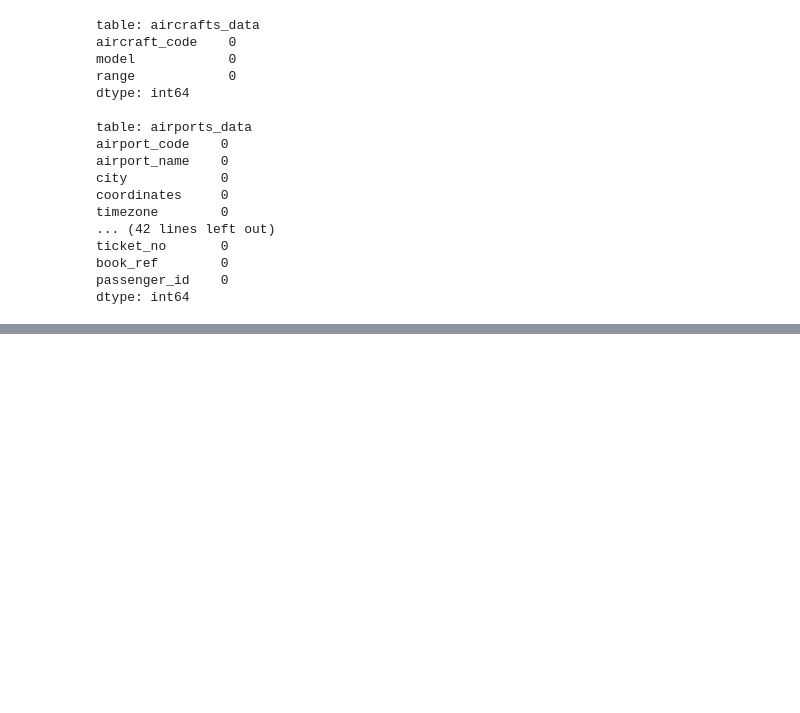
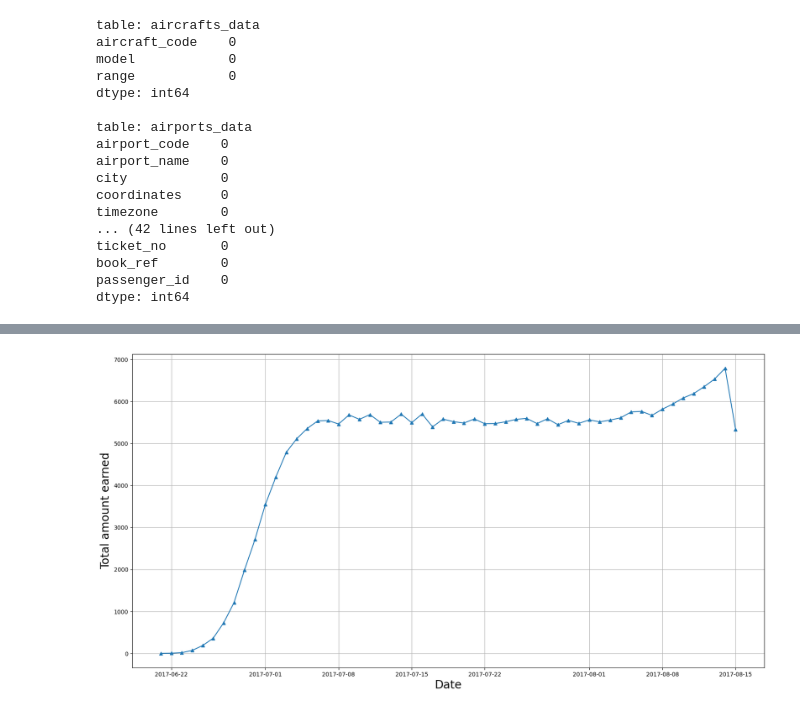
Before and after one commit to akakshat/Airline_Data_Analysis, a Jupyter notebook: airline_data_analysis.ipynb, the cells around one changed output, grey strips where cells are left out. Drawn from its saved outputs; the diff is of its cells as text; code cells hidden in the pictures; blank space fills up the shorter version.

```diff
--- a/airline_data_analysis.ipynb
+++ b/airline_data_analysis.ipynb
@@ -161,0 +221,5 @@ dtype: int64
+# %%
+bookings = pd.read_sql_query("select * from bookings", connection)
+bookings['book_date'] = pd.to_datetime(bookings['book_date'])
+bookings['date'] = bookings['book_date'].dt.date
+bookings
@@ -161,0 +250,10 @@ dtype: int64
+# %%
+x = bookings.groupby ('date')[['total_amount']].count ()
+plt.figure(figsize = (20,10))
+plt.plot (x.index, x['total_amount'], marker = '^')
+plt.xlabel ('Date', fontsize = 20)
+plt.ylabel('Total amount earned', fontsize = 20)
+plt.grid('b')
+plt.show()
+# %% [output]
+[figure, added]
```
Also changed, not shown: parts of 19 cells of this notebook.
